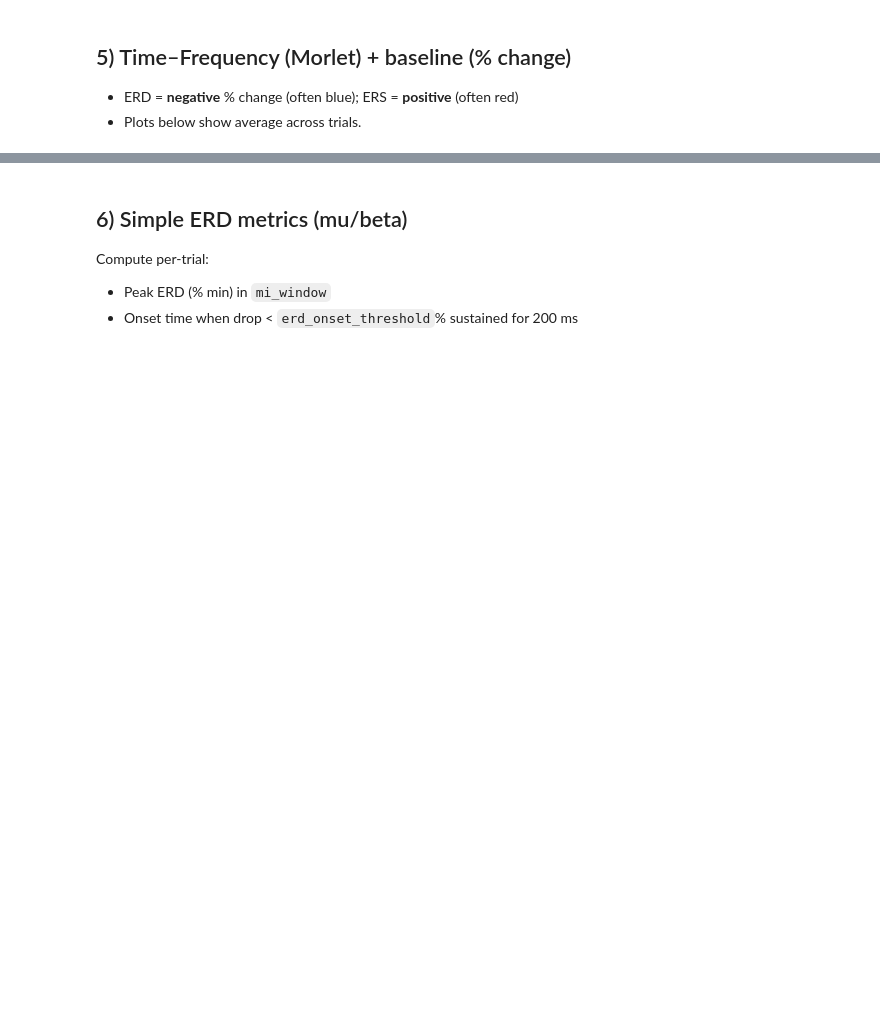
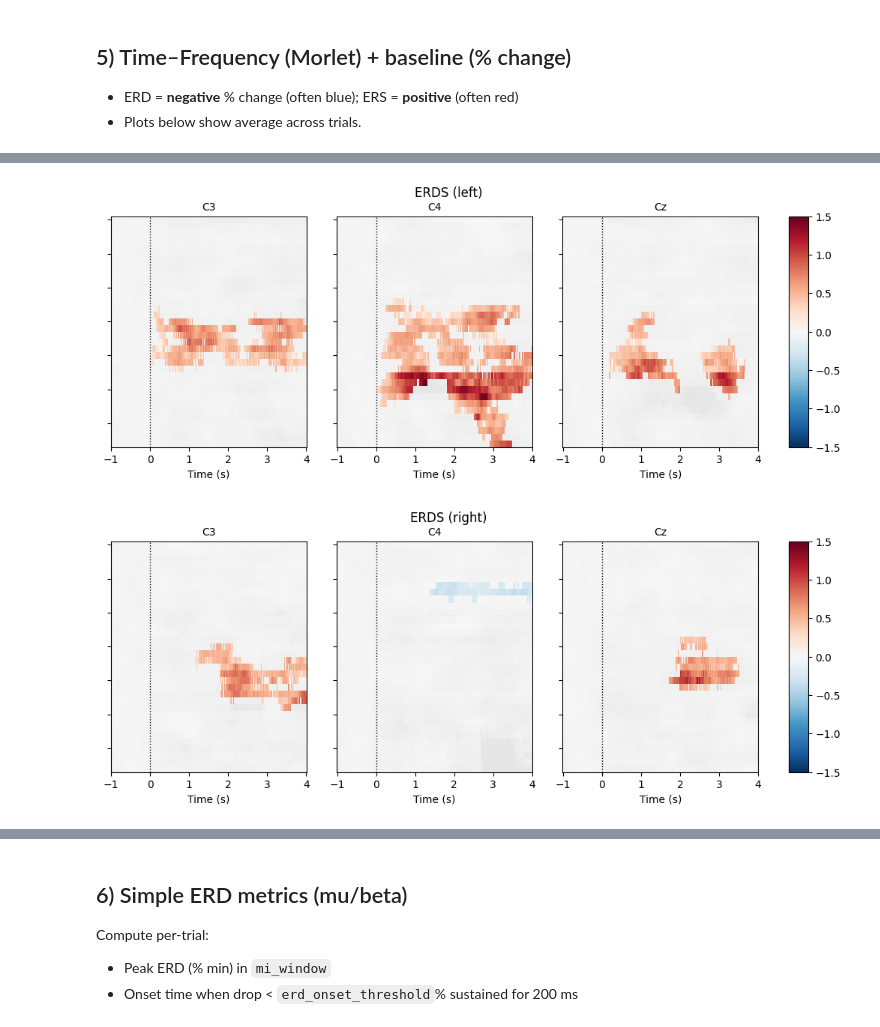
Before and after one commit to FishBallMEOW/MSc-Project_Investigating-the-Temporal-Dynamics-of-EEG-Signals-in-Sequential-Sensorimotor-Action, a Jupyter notebook: OOP_ver/eeg_process_pipeline.ipynb, the cells around one changed output, grey strips where cells are left out. Saved outputs shown, nothing was run; the diff lists cells and outputs as text; code cells hidden in the pictures; blank space fills up the shorter version.

```diff
--- a/OOP_ver/eeg_process_pipeline.ipynb
+++ b/OOP_ver/eeg_process_pipeline.ipynb
@@ -248,0 +250,67 @@ plt.show()
+# %%
+# %% Multitaper
+freqs = np.arange(2, 36)  # frequencies from 2-35Hz
+vmin, vmax = -1.5, 1.5  # set min and max ERDS values in plot
+baseline = (-1, 0)  # baseline interval (in s)
+cnorm = TwoSlopeNorm(vmin=vmin, vcenter=0, vmax=vmax)  # min, center & max ERDS
+
+kwargs = dict(
+    n_permutations=100, step_down_p=0.05, seed=1, buffer_size=None, out_type="mask"
+)  # for cluster test
+
+tfr = epochs.compute_tfr(method="multitaper", freqs=freqs,
+    n_cycles=freqs, use_fft=True, return_itc=False,
+    average=False, decim=2)
+tfr.crop(tmin, tmax).apply_baseline(baseline, mode="percent")
+for event in event_id:
+    # select desired epochs for visualization
+    tfr_ev = tfr[event]
+
+    # pick sensorimotor channels (fallback to first 3 if any are missing)
+    sel_chs = [ch for ch in sensorimotor_chs if ch in epochs.ch_names]
+    if not sel_chs:
+        sel_chs = epochs.ch_names[:3]
+    ch_inds = mne.pick_channels(epochs.ch_names, include=sel_chs)
+
+    # figure with one panel per selected channel + colorbar
+    fig, axes = plt.subplots(
+        1, len(ch_inds) + 1, figsize=(12, 4),
+        gridspec_kw={"width_ratios": [10] * len(ch_inds) + [1]}
+    )
+
+    for ch_idx, ax in zip(ch_inds, axes[:-1]):
+        # positive clusters
+        _, c1, p1, _ = pcluster_test(tfr_ev.data[:, ch_idx], tail=1, **kwargs)
+        # negative clusters
+        _, c2, p2, _ = pcluster_test(tfr_ev.data[:, ch_idx], tail=-1, **kwargs)
+
+        # note that we keep clusters with p <= 0.05 from the combined clusters
+        # of two independent tests; in this example, we do not correct for
+        # these two comparisons
+        c = np.stack(c1 + c2, axis=2)  # combined clusters
+        p = np.concatenate((p1, p2))  # combined p-values
+        mask = c[..., p <= 0.05].any(axis=-1)
+
+        # plot TFR (ERDS map with masking)
+        tfr_ev.average().plot(
+            [ch_idx],
+            cmap="RdBu_r",
+            cnorm=cnorm,
+            axes=ax,
+            colorbar=False,
+            show=False,
+            mask=mask,
+            mask_style="mask",
+        )
+
+        ax.set_title(epochs.ch_names[ch_idx], fontsize=10)
+        ax.axvline(0, linewidth=1, color="black", linestyle=":")  # event
+        if ch_idx != 0:
+            ax.set_ylabel("")
+            ax.set_yticklabels("")
+    fig.colorbar(axes[0].images[-1], cax=axes[-1]).ax.set_yscale("linear")
+    fig.suptitle(f"ERDS ({event})")
+    plt.show()
+# %% [output]
+[figure, added]
+[figure, added]
```
Also changed, not shown: parts of 10 cells of this notebook.
